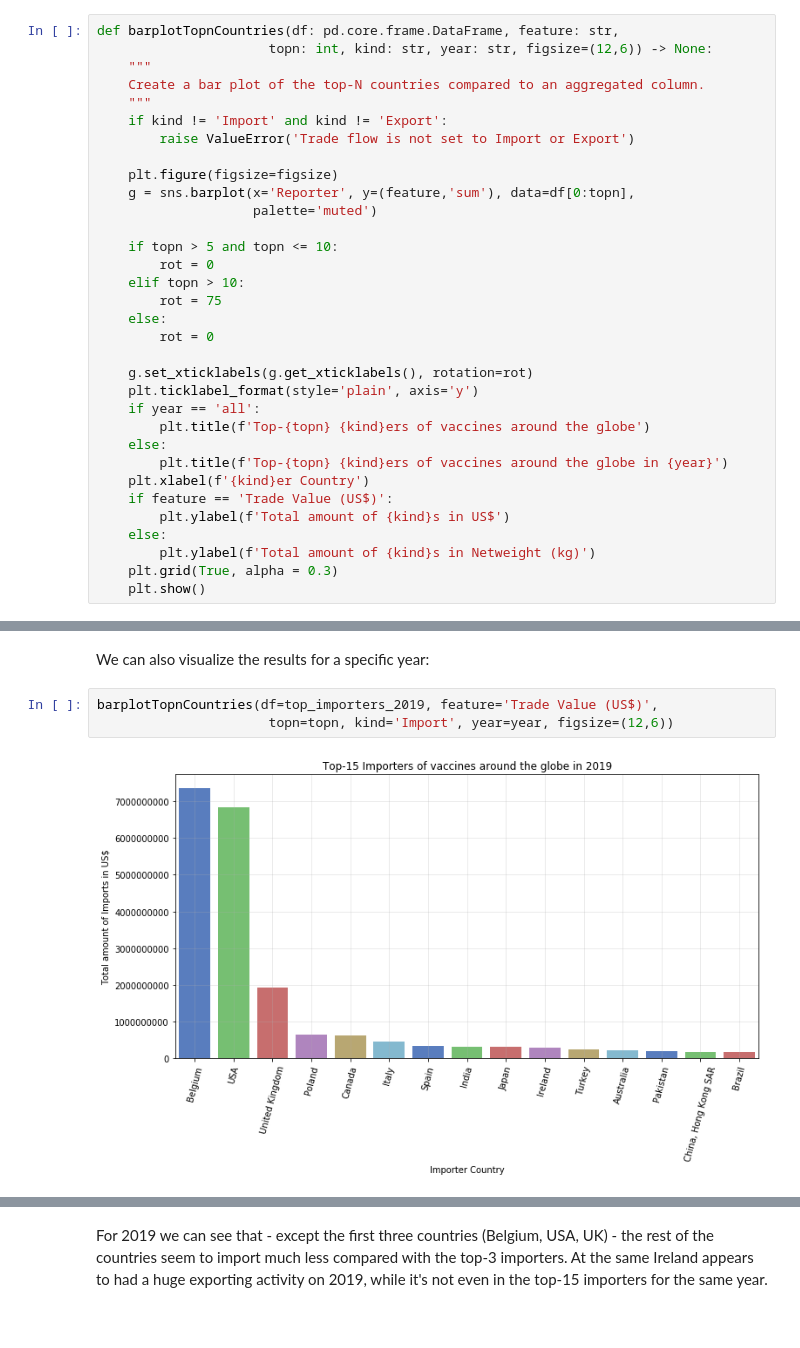
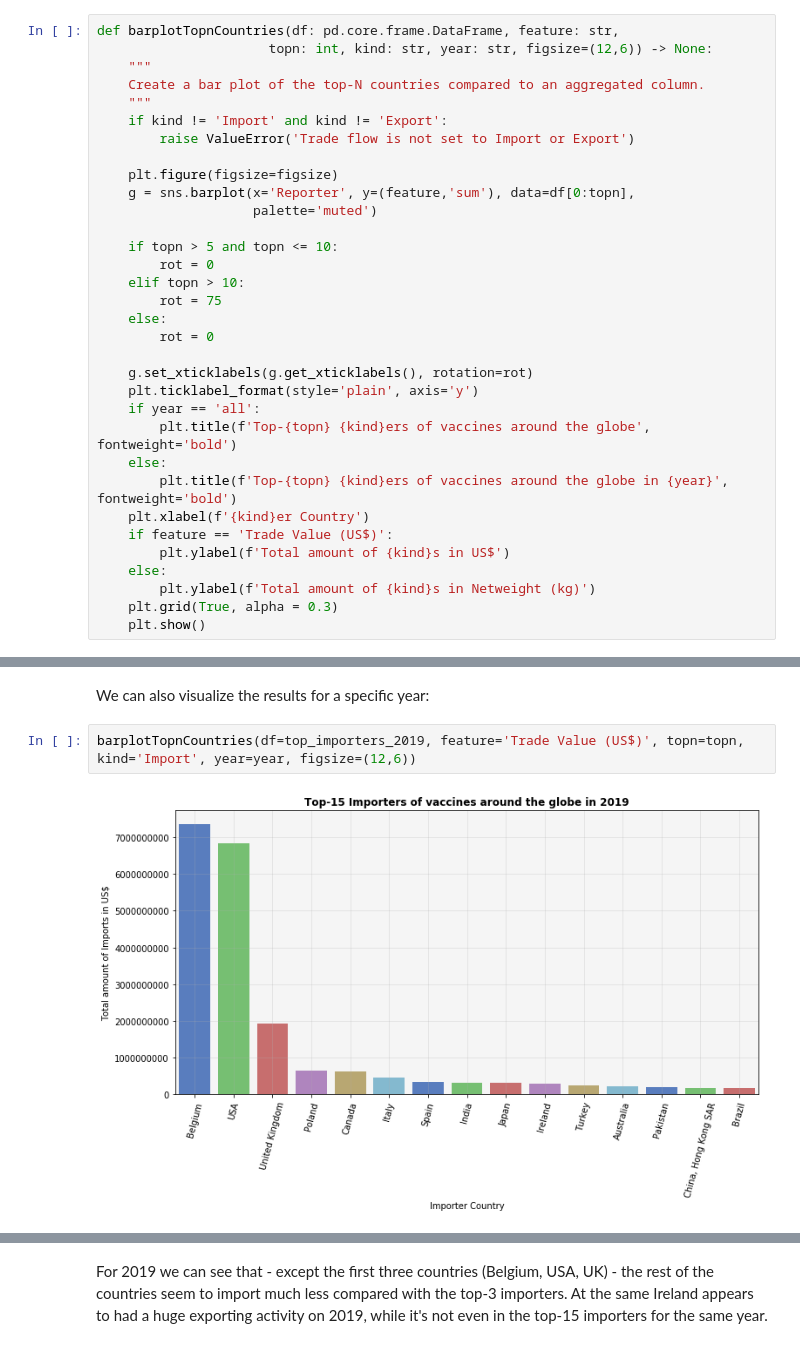
Before and after one commit to gpsyrou/Vaccines_Trade_Network, a Jupyter notebook: Jupyter_Notebooks/Vaccines_Network_JN.ipynb, the cells around one changed output, grey strips where cells are left out. Cells and saved outputs as stored; diff of their text form.

Commit message:
fix plot logic

```diff
--- a/Jupyter_Notebooks/Vaccines_Network_JN.ipynb
+++ b/Jupyter_Notebooks/Vaccines_Network_JN.ipynb
@@ -250,9 +250,9 @@ def barplotTopnCountries(df: pd.core.frame.DataFrame, feature: str,
     g.set_xticklabels(g.get_xticklabels(), rotation=rot)
     plt.ticklabel_format(style='plain', axis='y')
     if year == 'all':
-        plt.title(f'Top-{topn} {kind}ers of vaccines around the globe')
+        plt.title(f'Top-{topn} {kind}ers of vaccines around the globe', fontweight='bold')
     else:
-        plt.title(f'Top-{topn} {kind}ers of vaccines around the globe in {year}')
+        plt.title(f'Top-{topn} {kind}ers of vaccines around the globe in {year}', fontweight='bold')
     plt.xlabel(f'{kind}er Country')
     if feature == 'Trade Value (US$)':
         plt.ylabel(f'Total amount of {kind}s in US$')
@@ -373,8 +373,7 @@ plt.show()
 # %% [markdown]
 We can also visualize the results for a specific year:
 # %%
-barplotTopnCountries(df=top_importers_2019, feature='Trade Value (US$)',
-                      topn=topn, kind='Import', year=year, figsize=(12,6))
+barplotTopnCountries(df=top_importers_2019, feature='Trade Value (US$)', topn=topn, kind='Import', year=year, figsize=(12,6))
 # %% [output]
-[figure, old version]
+[figure, new version]
 # %%
```
Also changed, not shown: parts of 2 cells of this notebook.
